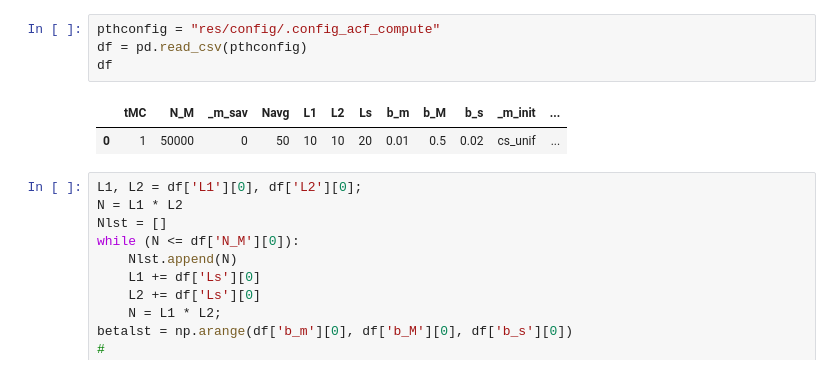
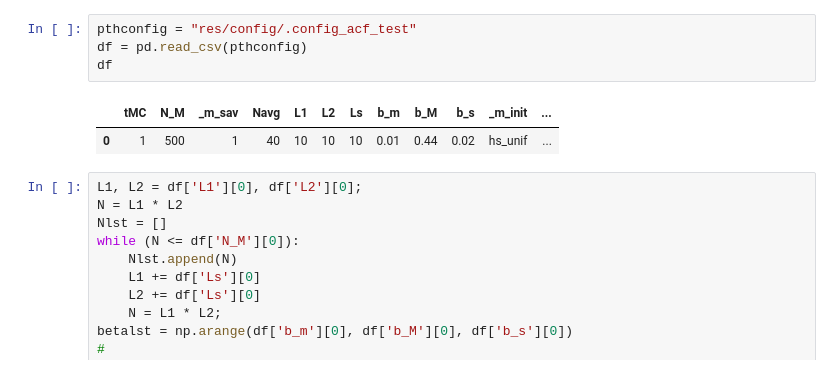
Before and after one commit to giulioiannelli/ising-model, a Jupyter notebook: tools/acf_visualiser.ipynb, the cells around one changed output. Cells and saved outputs as stored; diff of their text form.

```diff
--- a/tools/acf_visualiser.ipynb
+++ b/tools/acf_visualiser.ipynb
@@ -14,10 +14,10 @@ current working dir: /home/giulio/PhD/projects/ising-model
 # %%
-pthconfig = "res/config/.config_acf_compute"
+pthconfig = "res/config/.config_acf_test"
 df = pd.read_csv(pthconfig)
 df
 # %% [output]
 |  | tMC | N_M | _m_sav | Navg | L1 | L2 | Ls | b_m | b_M | b_s | _m_init | ... |
-| 0 | 1 | 50000 | 0 | 50 | 10 | 10 | 20 | 0.01 | 0.5 | 0.02 | cs_unif | ... |
+| 0 | 1 | 500 | 1 | 40 | 10 | 10 | 10 | 0.01 | 0.44 | 0.02 | hs_unif | ... |
 # %%
 L1, L2 = df['L1'][0], df['L2'][0];
 N = L1 * L2
```
Also changed, not shown: parts of 6 cells of this notebook, 13 other files.
